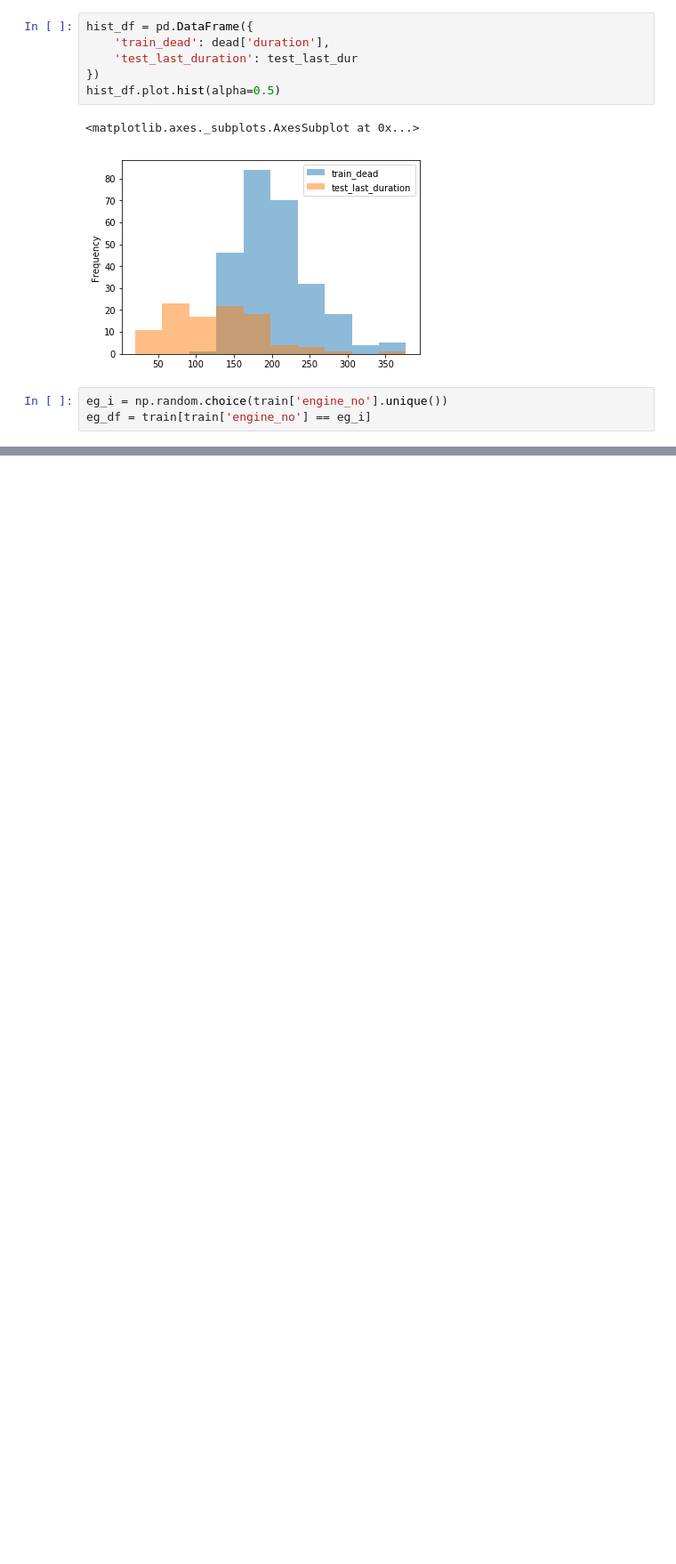
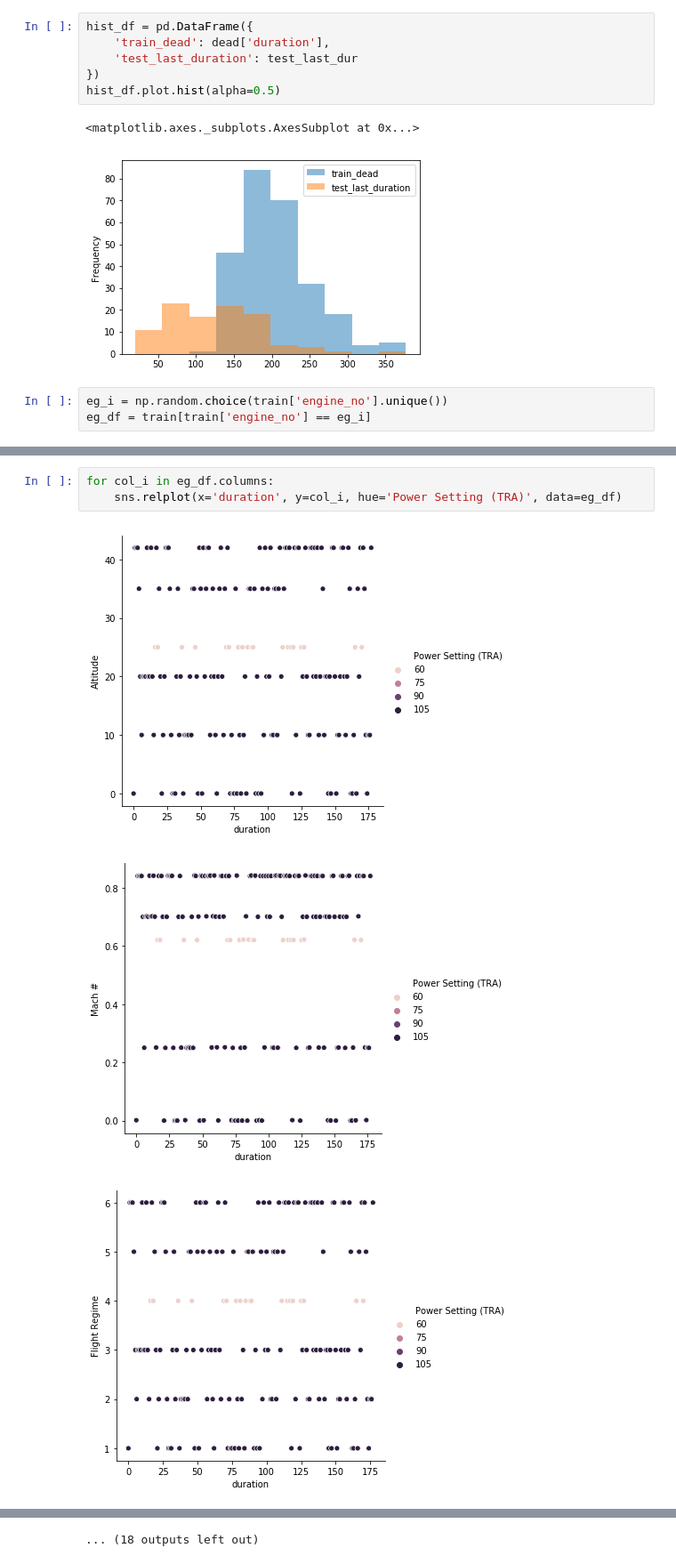
Before and after one commit to tea7010/isid_phm, a Jupyter notebook: src/notebook/EDA_1.ipynb, the cells around one changed output, grey strips where cells are left out. Shown at 89% size. Cells and saved outputs as stored; diff of their text form; blank space fills up the shorter version.

```diff
--- a/src/notebook/EDA_1.ipynb
+++ b/src/notebook/EDA_1.ipynb
@@ -132,0 +140,7 @@ for col_i in eg_df.columns:
+# %%
+for col_i in eg_df.columns:
+    sns.relplot(x='duration', y=col_i, hue='Power Setting (TRA)', data=eg_df)
+# %% [output]
+[figure, added]
+[figure, added]
+[figure, added]
@@ -132,0 +156 @@ for col_i in eg_df.columns:
+... (18 outputs left out)
```
Also changed, not shown: parts of 12 cells of this notebook, 25 other files.
